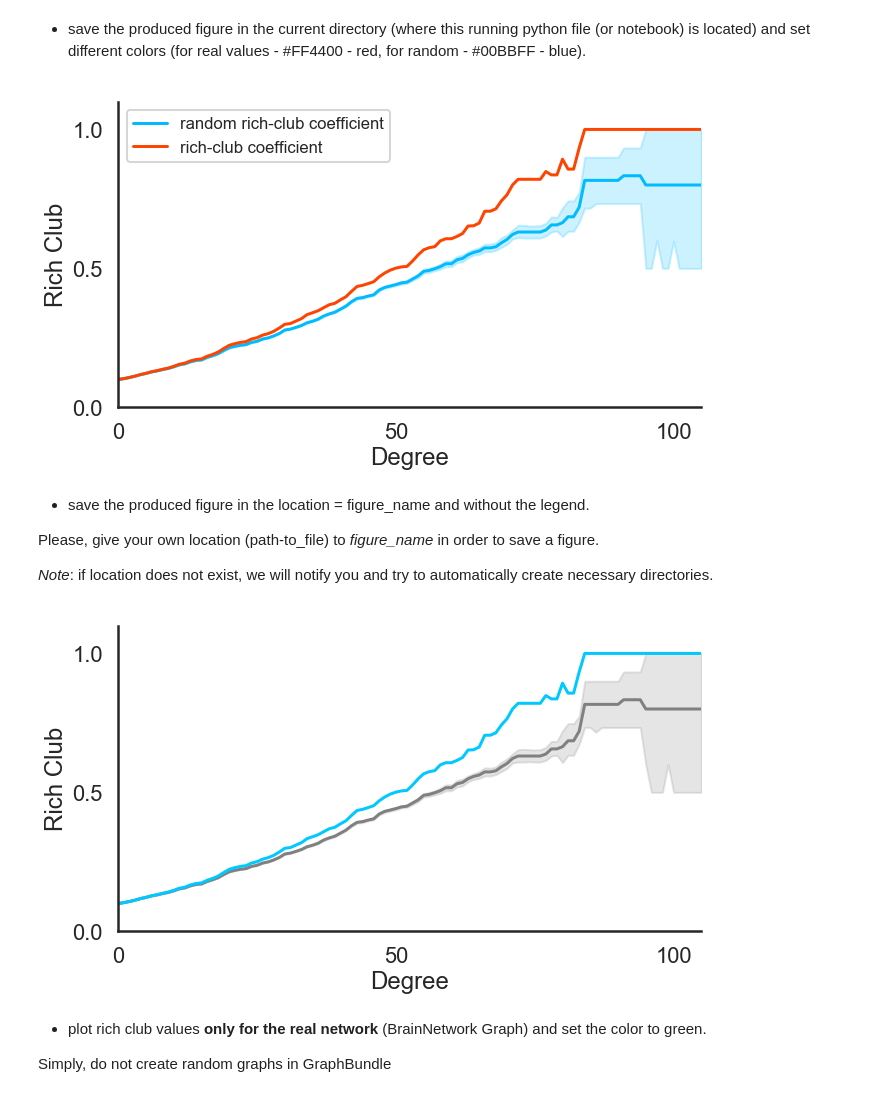
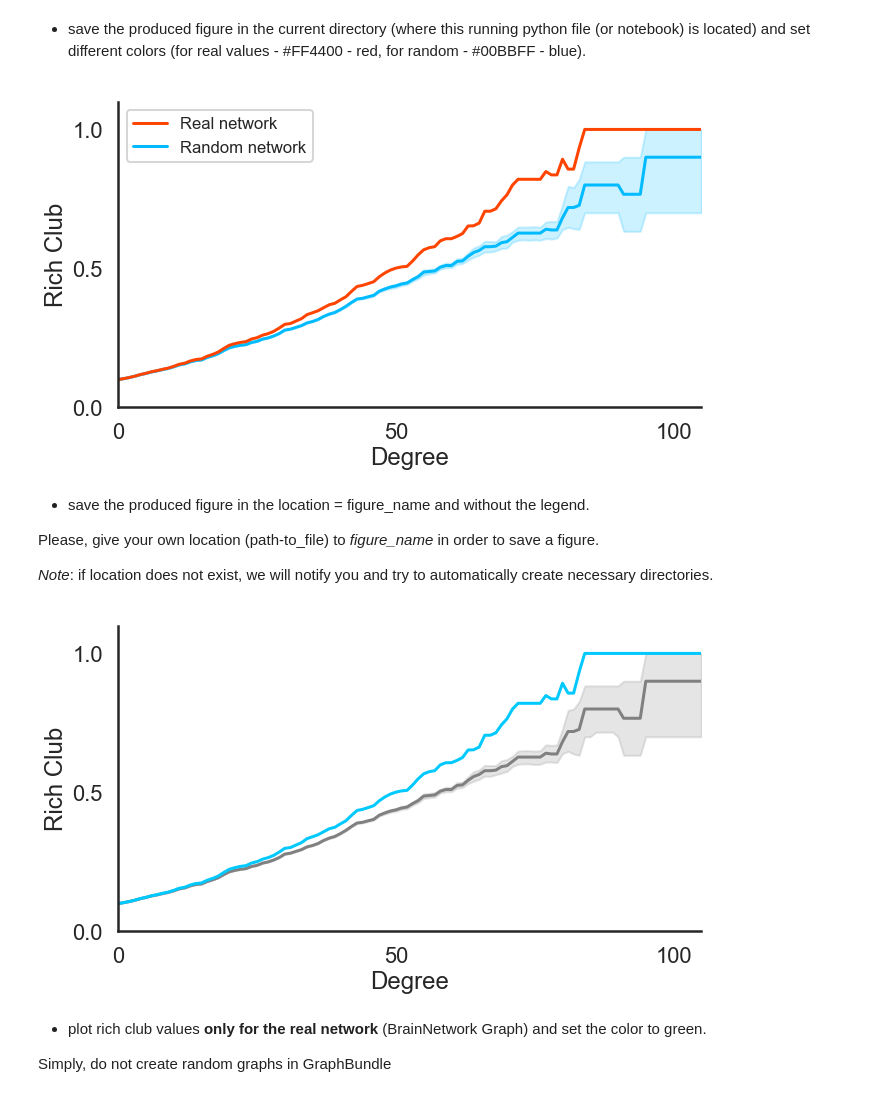
Before and after one commit to WhitakerLab/scona, a Jupyter notebook: tutorials/visualisations_tutorial.ipynb, the cells around one changed output. Drawn from its saved outputs; the diff is of its cells as text; code cells hidden in the pictures.

Commit message:
Make the legend of plot_rich_club look the same as in plot_network_measures and update visualisations_tutorial

```diff
--- a/tutorials/visualisations_tutorial.ipynb
+++ b/tutorials/visualisations_tutorial.ipynb
@@ -365,7 +365,7 @@ Woo
 # %%
 # instantiate the GraphBundle object with the BrainNetwork Graph and corresponding name for this Graph
 
-bundleGraphs = scn.GraphBundle([H], ["Real_Graph"])
+bundleGraphs = scn.GraphBundle([G10], ["real_graph"])
 # %% [markdown]
 This creates a dictionary-like object with BrainNetwork H keyed by 'Real_Graph'.
 # %%
@@ -428,9 +438,9 @@ More examples of plotting rich club values:
 # %% [markdown]
 - save the produced figure in the current directory (where this running python file (or notebook) is located) and set different colors (for real values - #FF4400 - red, for random - #00BBFF - blue).
 # %%
-plot_rich_club(bundleGraphs, real_network="Real_Graph",figure_name="Rich_club_values", color=["#FF4400", "#00BBFF"])
+plot_rich_club(bundleGraphs, real_network="real_graph",figure_name="Rich_club_values", color=["#FF4400", "#00BBFF"])
 # %% [output]
-[figure, old version]
+[figure, new version]
 # %% [markdown]
 - save the produced figure in the location = figure_name and without the legend.
 
@@ -438,10 +448,10 @@ Please, give your own location (path-to_file) to *figure_name* in order to save
 
 *Note*: if location does not exist, we will notify you and try to automatically create necessary directories.
 # %%
-plot_rich_club(bundleGraphs, real_network="Real_Graph", figure_name="/home/pilot/GSoC/mynewdir1/Rich_Club_Values",
+plot_rich_club(bundleGraphs, real_network="real_graph", figure_name="figures/Rich_Club_Values",
                show_legend=False)
 # %% [output]
-[figure, old version]
+[figure, new version]
 # %% [markdown]
 * plot rich club values **only for the real network** (BrainNetwork Graph) and set the color to green.
 
```
Also changed, not shown: parts of 18 cells of this notebook, 2 other files.
